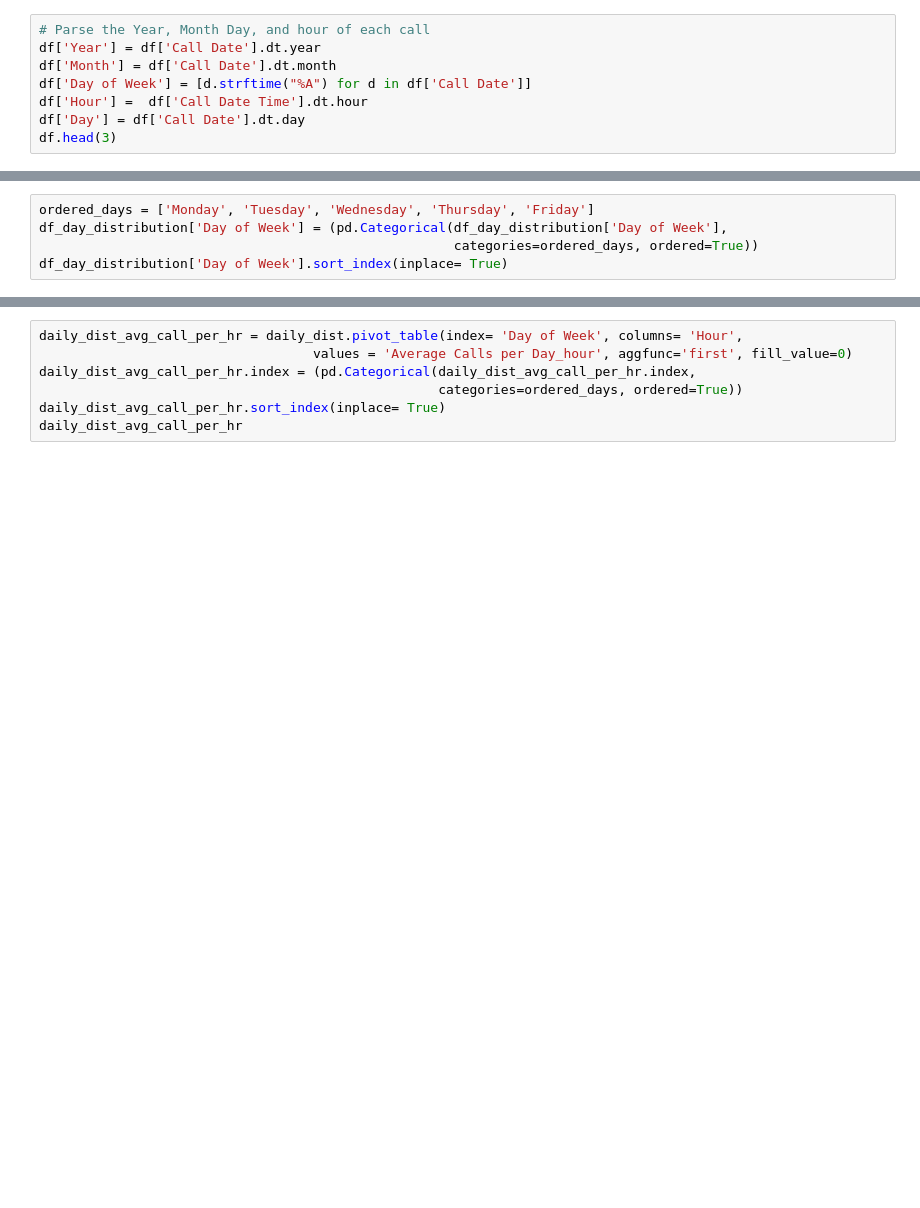
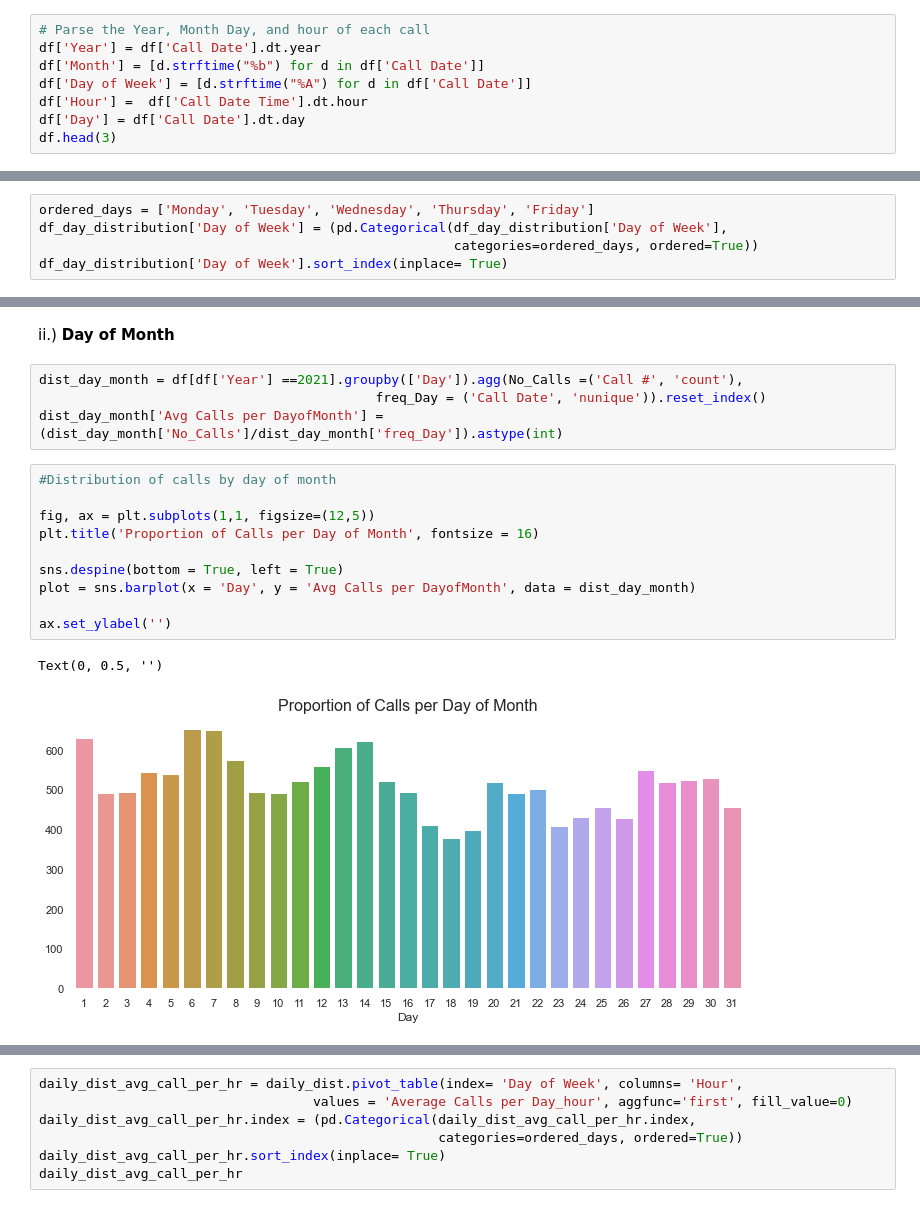
Before and after one commit to diana-kungu/RWDF, a Jupyter notebook: Call Center Operations Analytics/call_center.ipynb, the cells around one changed output, grey strips where cells are left out. Drawn from its saved outputs; the diff is of its cells as text; blank space fills up the shorter version.

```diff
--- a/Call Center Operations Analytics/call_center.ipynb
+++ b/Call Center Operations Analytics/call_center.ipynb
@@ -63,7 +63,7 @@ df.head(2)
 # %%
 # Parse the Year, Month Day, and hour of each call
 df['Year'] = df['Call Date'].dt.year
-df['Month'] = df['Call Date'].dt.month
+df['Month'] = [d.strftime("%b") for d in df['Call Date']]
 df['Day of Week'] = [d.strftime("%A") for d in df['Call Date']]
 df['Hour'] =  df['Call Date Time'].dt.hour
 df['Day'] = df['Call Date'].dt.day
@@ -188,3 +188,22 @@ fig.subplots_adjust(hspace=1)
 plt.tight_layout()
 # %% [output]
 [figure]
+# %% [markdown]
+ii.) **Day of Month**
+# %%
+dist_day_month = df[df['Year'] ==2021].groupby(['Day']).agg(No_Calls =('Call #', 'count'),
+                                           freq_Day = ('Call Date', 'nunique')).reset_index()
+dist_day_month['Avg Calls per DayofMonth'] = (dist_day_month['No_Calls']/dist_day_month['freq_Day']).astype(int)
+# %%
+#Distribution of calls by day of month
+
+fig, ax = plt.subplots(1,1, figsize=(12,5))
+plt.title('Proportion of Calls per Day of Month', fontsize = 16)
+
+sns.despine(bottom = True, left = True)
+plot = sns.barplot(x = 'Day', y = 'Avg Calls per DayofMonth', data = dist_day_month)
+
+ax.set_ylabel('')
+# %% [output]
+Text(0, 0.5, '')
+[figure, added]
```
Also changed, not shown: parts of 7 cells of this notebook.
